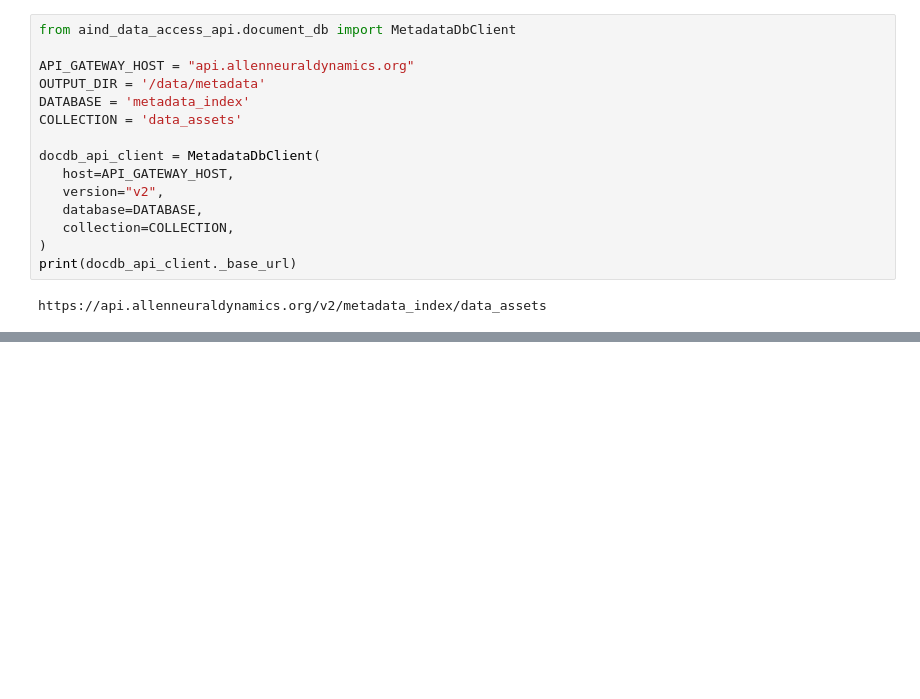
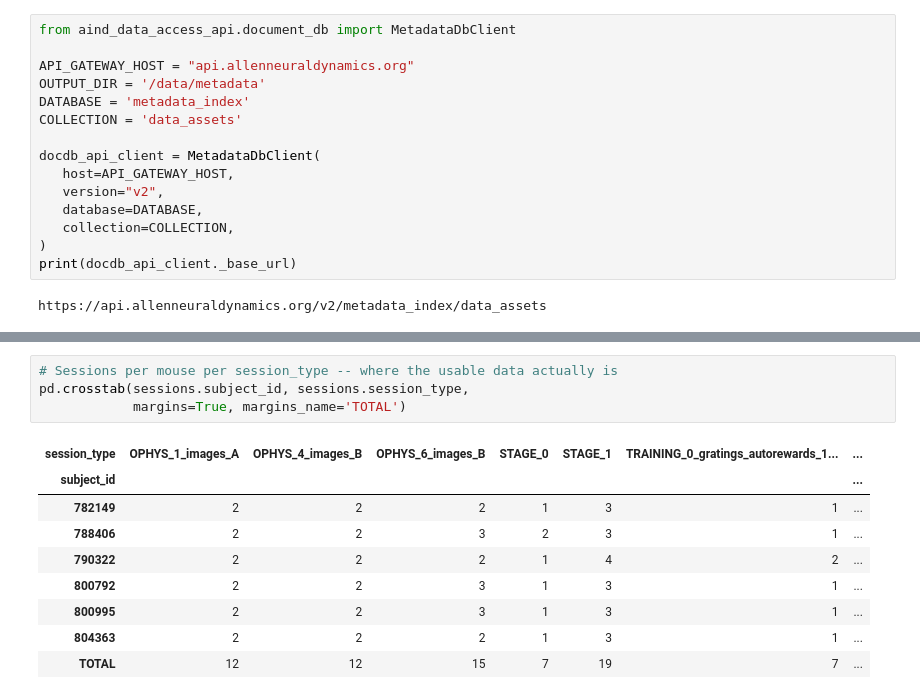
Before and after one commit to AllenSWDB/SWDB_Data_Intro, a Jupyter notebook: code/metadata/visual_learning_metadata.ipynb, the cells around one changed output, grey strips where cells are left out. Cells and saved outputs as stored; diff of their text form; blank space fills up the shorter version.

```diff
--- a/code/metadata/visual_learning_metadata.ipynb
+++ b/code/metadata/visual_learning_metadata.ipynb
@@ -407,0 +395,14 @@ print(f'{session_csv}  (rewritten with planes_failing_zdrift)')
+# %%
+# Sessions per mouse per session_type -- where the usable data actually is
+pd.crosstab(sessions.subject_id, sessions.session_type,
+            margins=True, margins_name='TOTAL')
+# %% [output]
+| session_type | OPHYS_1_images_A | OPHYS_4_images_B | OPHYS_6_images_B | STAGE_0 | STAGE_1 | TRAINING_0_gratings_autorewards_1... | ... |
+| subject_id |  |  |  |  |  |  | ... |
+| 782149 | 2 | 2 | 2 | 1 | 3 | 1 | ... |
+| 788406 | 2 | 2 | 3 | 2 | 3 | 1 | ... |
+| 790322 | 2 | 2 | 2 | 1 | 4 | 2 | ... |
+| 800792 | 2 | 2 | 3 | 1 | 3 | 1 | ... |
+| 800995 | 2 | 2 | 3 | 1 | 3 | 1 | ... |
+| 804363 | 2 | 2 | 2 | 1 | 3 | 1 | ... |
+| TOTAL | 12 | 12 | 15 | 7 | 19 | 7 | ... |
```
Also changed, not shown: parts of 45 cells of this notebook, 1 other file.
